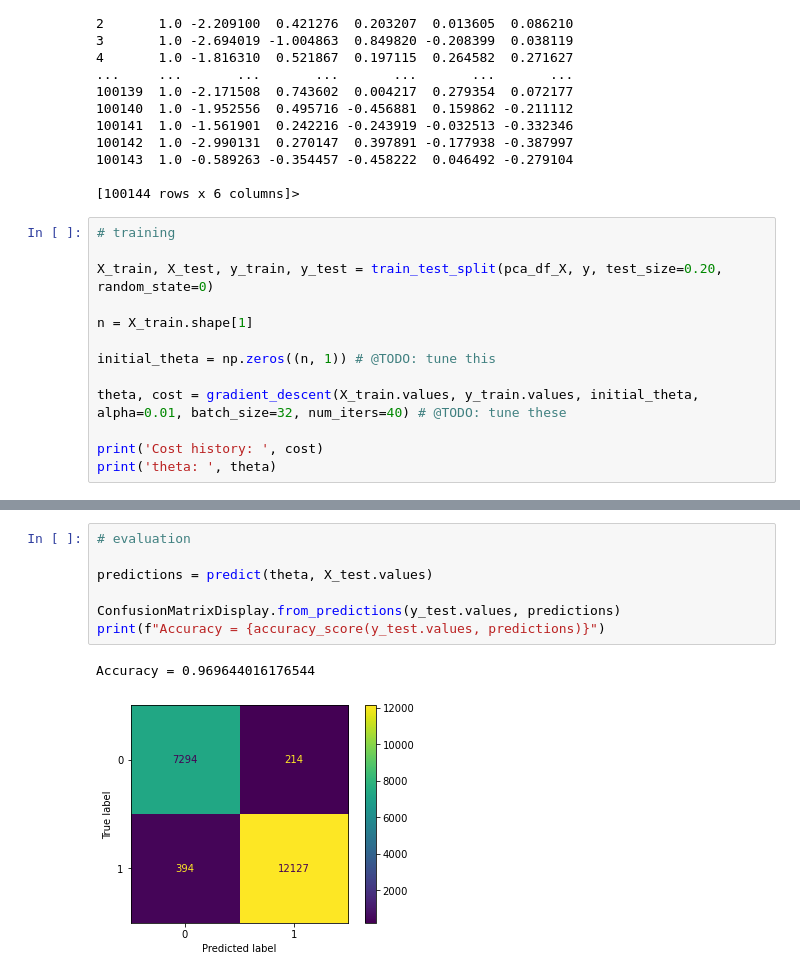
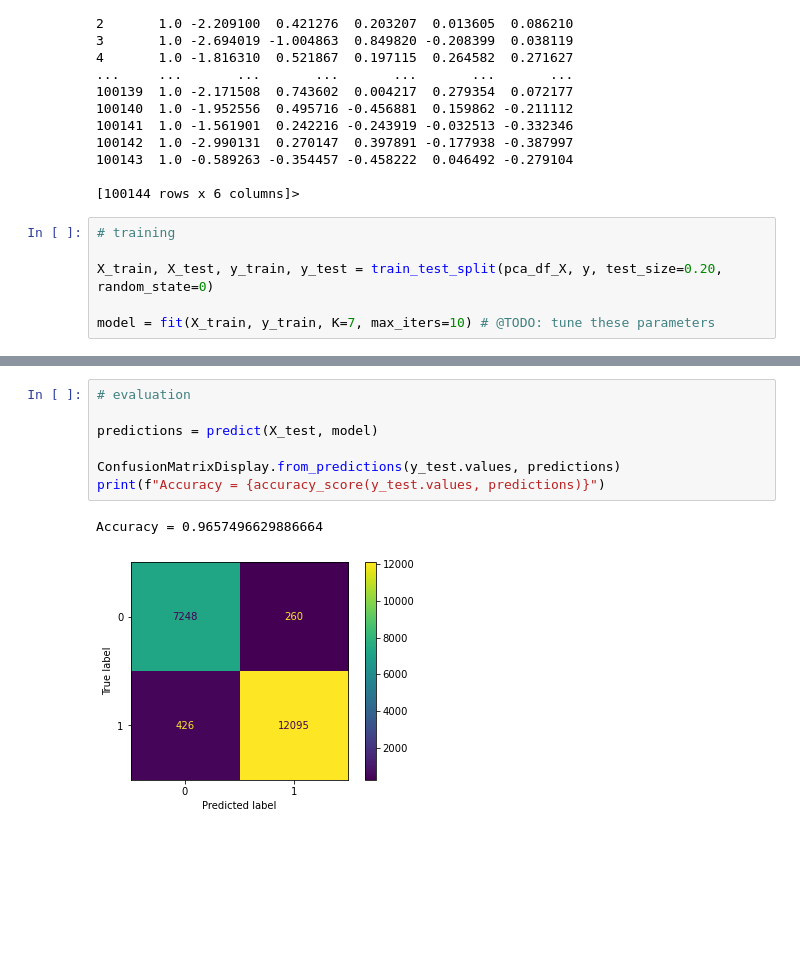
Before and after one commit to JediRhymeTrix/COSC-6339-HW1, a Jupyter notebook: hw1.ipynb, the cells around one changed output, grey strips where cells are left out. Drawn from its saved outputs; the diff is of its cells as text; blank space fills up the shorter version.

Commit message:
feat: :sparkles: implement class decomposition using kmeans
Replaced implementation of LR + GD with a K-Means based Class Decomposition model

```diff
--- a/hw1.ipynb
+++ b/hw1.ipynb
@@ -260,11 +279,4 @@ print(pca_df_X.describe)
 
 X_train, X_test, y_train, y_test = train_test_split(pca_df_X, y, test_size=0.20, random_state=0)
 
-n = X_train.shape[1]
-
-initial_theta = np.zeros((n, 1)) # @TODO: tune this
-
-theta, cost = gradient_descent(X_train.values, y_train.values, initial_theta, alpha=0.01, batch_size=32, num_iters=40) # @TODO: tune these
-
-print('Cost history: ', cost)
-print('theta: ', theta)
+model = fit(X_train, y_train, K=7, max_iters=10) # @TODO: tune these parameters
@@ -280,10 +283,10 @@ theta:  [-11.13999593   4.35951632  -2.61141695   1.77611706   4.30606696]
 # %%
 # evaluation
 
-predictions = predict(theta, X_test.values)
+predictions = predict(X_test, model)
 
 ConfusionMatrixDisplay.from_predictions(y_test.values, predictions)
 print(f"Accuracy = {accuracy_score(y_test.values, predictions)}")
 # %% [output]
-Accuracy = 0.969644016176544
+Accuracy = 0.9657496629886664
-[figure, old version]
+[figure, new version]
```
Also changed, not shown: parts of 4 cells of this notebook.
